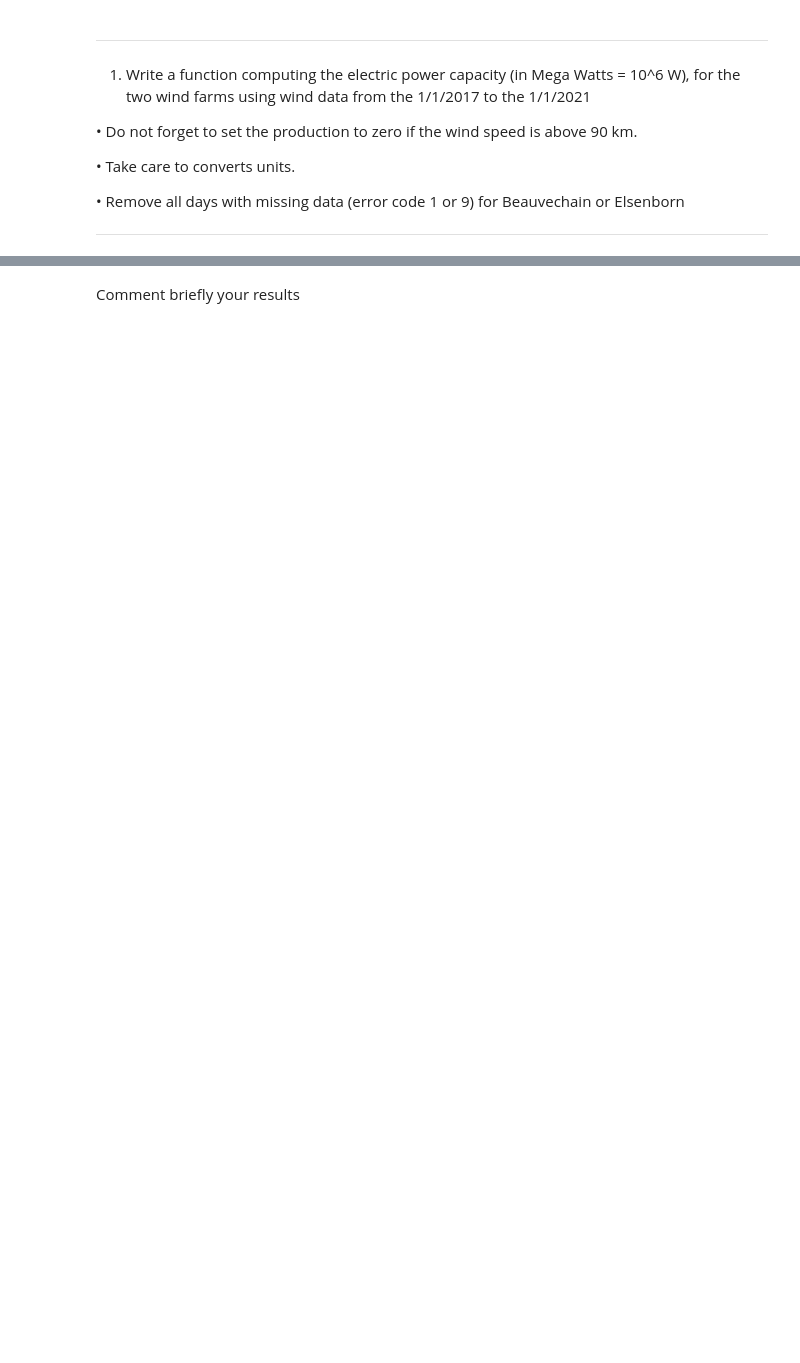
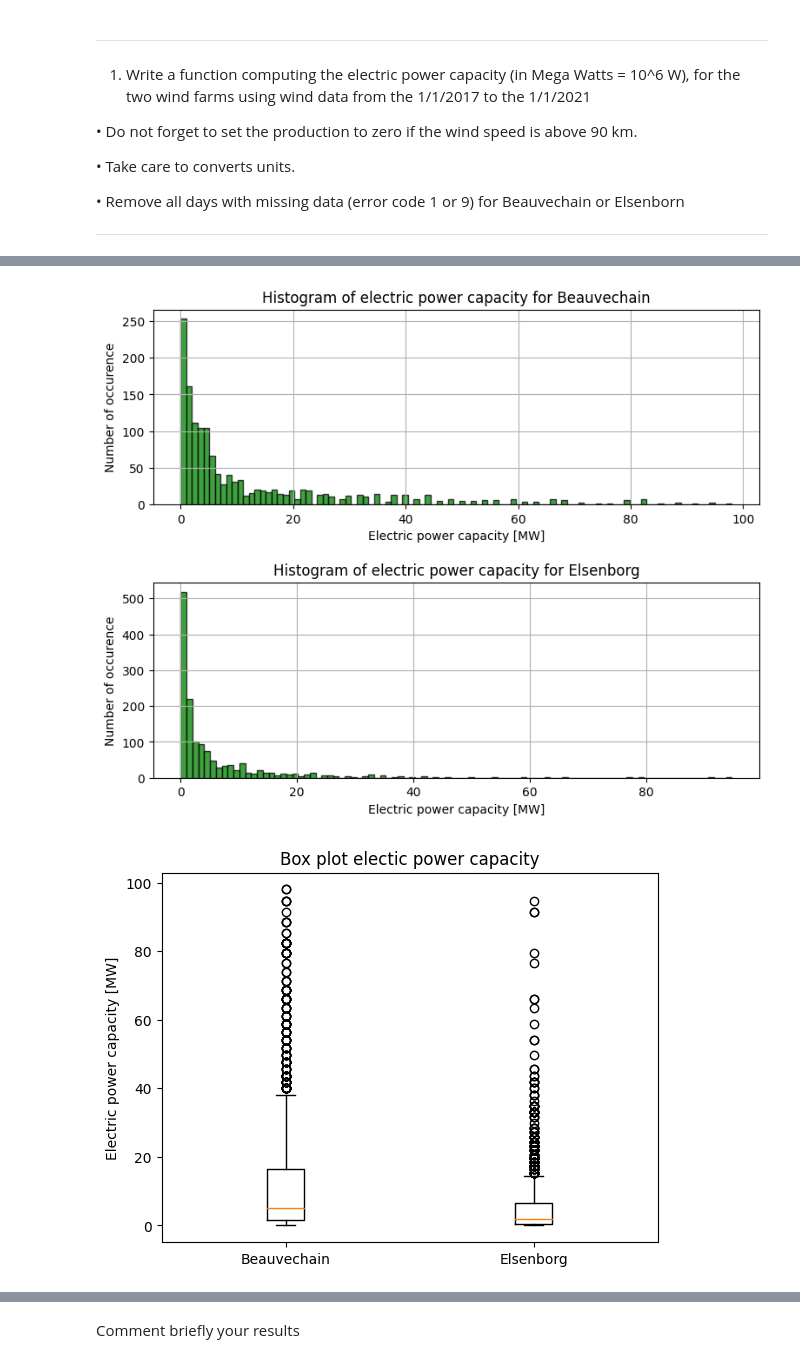
Before and after one commit to menace31/Hackathon, a Jupyter notebook: hackathon 1/code/hackathon.ipynb, the cells around one changed output, grey strips where cells are left out. Cells and saved outputs as stored; diff of their text form; code cells hidden in the pictures; blank space fills up the shorter version.

```diff
--- a/hackathon 1/code/hackathon.ipynb
+++ b/hackathon 1/code/hackathon.ipynb
@@ -109,0 +116,33 @@ list sorted !
+# %%
+import matplotlib.pyplot as plt
+
+
+#histogram
+
+def histogram(data,name):
+    biggest_B= int(data.max())
+    data.hist(bins= biggest_B,facecolor='g', edgecolor= 'black', alpha=0.75)
+    plt.xlabel('Electric power capacity [MW]')
+    plt.ylabel('Number of occurence')
+    plt.title('Histogram of electric power capacity for '+name, fontsize=12)
+    plt.grid(True)
+
+plt.figure(figsize=(9,7))
+plt.subplots_adjust(hspace=0.4)
+plt.subplot(2,1,1)
+histogram(data_B_P,"Beauvechain")
+plt.subplot(2,1,2)
+histogram(data_E_P,"Elsenborg")
+plt.show()
+#box plots
+
+def boxplot(data1,data2,name1,name2):
+    plt.boxplot([data1,data2], labels=[name1,name2])
+    plt.ylabel('Electric power capacity [MW]')
+    plt.title('Box plot electic power capacity')
+    plt.show()
+
+boxplot(data_B_P,data_E_P,"Beauvechain","Elsenborg")
+# %% [output]
+[figure, added]
+[figure, added]
```
Also changed, not shown: parts of 28 cells of this notebook.
